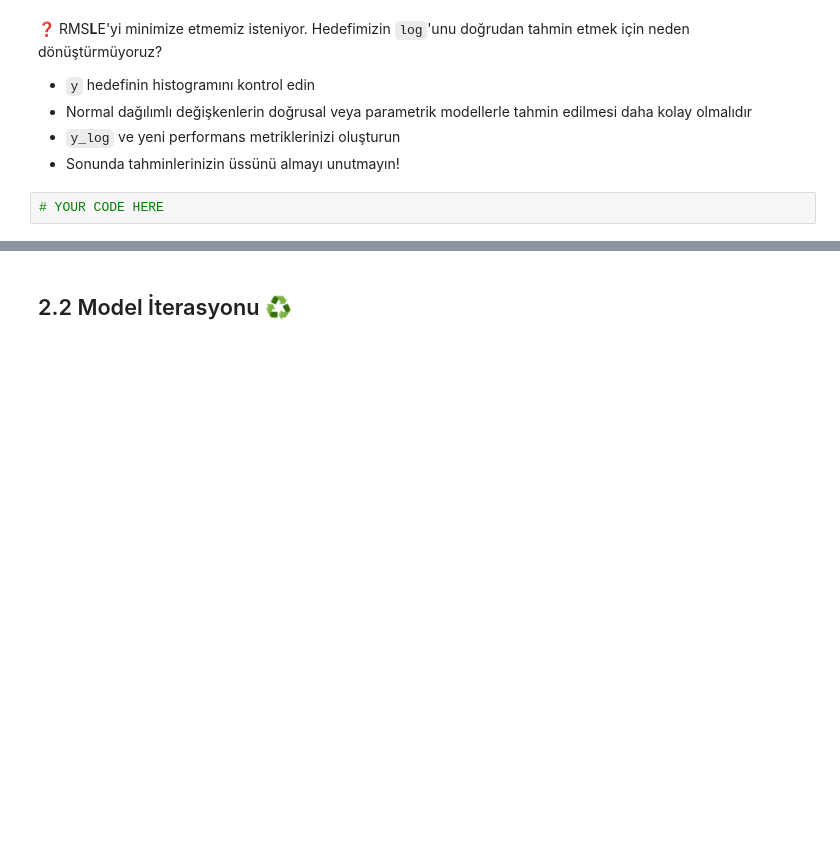
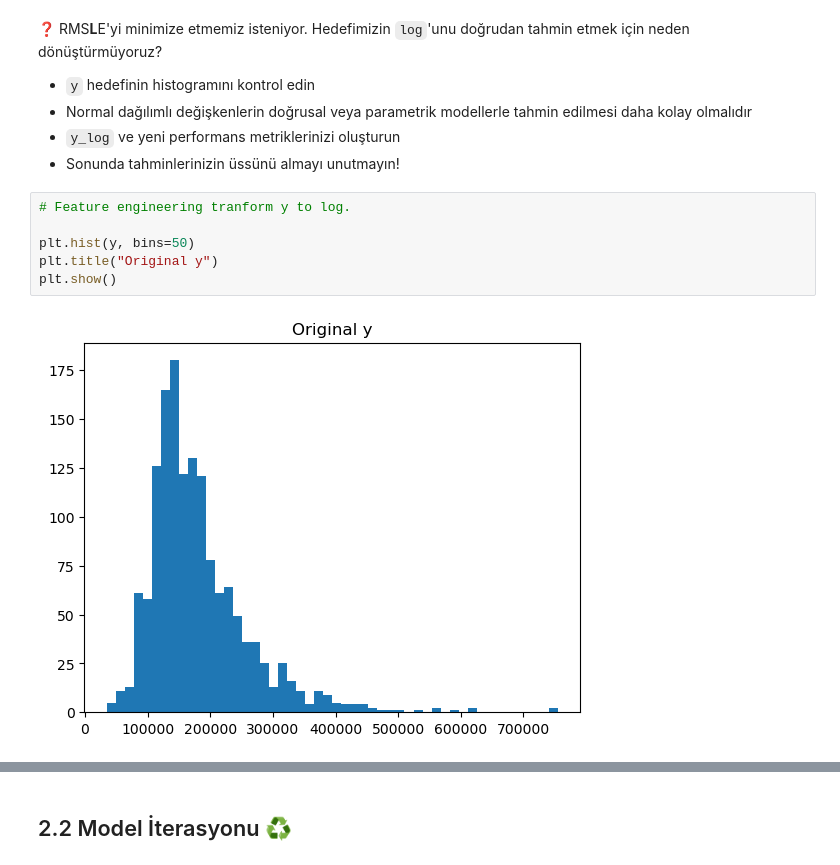
Before and after one commit to buseozgur/S17D2-S-kaggle-competition, a Jupyter notebook: houses_kaggle_competition.ipynb, the cells around one changed output, grey strips where cells are left out. Cells and saved outputs as stored; diff of their text form; blank space fills up the shorter version.

```diff
--- a/houses_kaggle_competition.ipynb
+++ b/houses_kaggle_competition.ipynb
@@ -558,5 +661,11 @@ Pipeline'ınızın sonuna bir [`VarianceThreshold`](https://scikit-learn.org/sta
 - Normal dağılımlı değişkenlerin doğrusal veya parametrik modellerle tahmin edilmesi daha kolay olmalıdır
 - `y_log` ve yeni performans metriklerinizi oluşturun
 - Sonunda tahminlerinizin üssünü almayı unutmayın!
-# %%
-# YOUR CODE HERE
+# %%
+# Feature engineering tranform y to log.
+
+plt.hist(y, bins=50)
+plt.title("Original y")
+plt.show()
+# %% [output]
+[figure, added]
```
Also changed, not shown: parts of 18 cells of this notebook.
